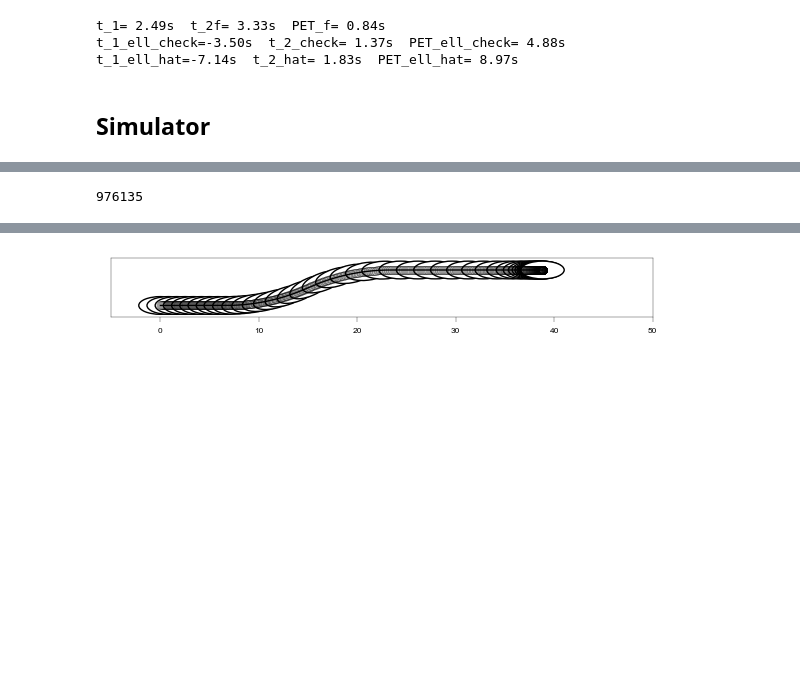
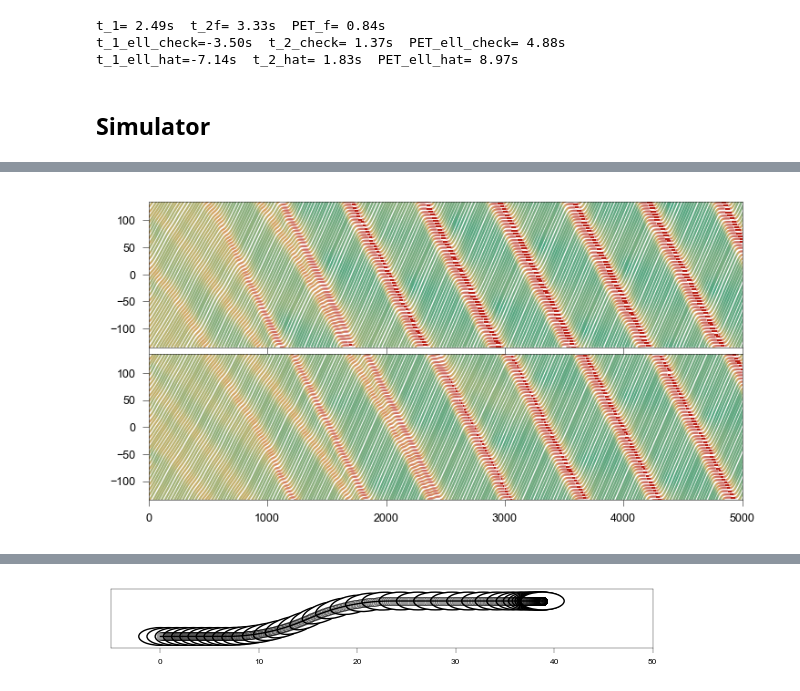
Before and after one commit to EPFL-ENAC/LUTS-pneuma-simulator, a Jupyter notebook: notebooks/simulator.ipynb, the cells around one changed output, grey strips where cells are left out. Drawn from its saved outputs; the diff is of its cells as text; code cells hidden in the pictures; blank space fills up the shorter version.

```diff
--- a/notebooks/simulator.ipynb
+++ b/notebooks/simulator.ipynb
@@ -1421,3 +1408,78 @@ plt.show()
+# %%
+%matplotlib inline
+fig, axes = plt.subplots(2, 1, sharex=True, figsize=(12 * cm, 6 * cm), dpi=150)
+setattr(fig.canvas, "header_visible", False)
+
+lanes = [1, -1]
+
+# --------- PARAMETERS ----------
+v_line = -0.044
+l_x0 = [0.05 * L, .9 * L]
+l_c = ['k', 'k']
+slopes = [0.0175, 0.0185]
+l_x1 = [0.1 * L, .3 * L]
+l_c1 = ['k', 'k']
+step = 10  # ← sample every Nth time point
+# ------------------------------
+
+for lane_idx, lane_sign in enumerate(lanes):
+    ax = axes[lane_idx]
+
+    for n in range(2 * n_cars):
+        l_pos = []
+        l_vel = []
+        prev = None
+
+        # ---- SAMPLE IN TIME (correct way) ----
+        for t in range(0, len(l_agents), step):
+            group = l_agents[t]
+
+            if group[n]["pos"][1] * lane_sign > 0:
+                x = group[n]["pos"][0]
+                z = group[n]["speed"]
+
+                if prev is not None and abs(x - prev) > 0.5 * L:
+                    l_pos.append(np.nan)
+                    l_vel.append(np.nan)
+
+                l_pos.append(x)
+                l_vel.append(z)
+                prev = x
+        # --------------------------------------
+
+        # ---------- COLORED LINE (respect NaNs) ----------
+        t_axis = np.arange(len(l_pos))
+        start = 0
+        for i in range(len(l_pos) + 1):
+            if i == len(l_pos) or np.isnan(l_pos[i]):
+                if i - start > 1:
+                    colored_line(
+                        t_axis[start:i],
+                        l_pos[start:i],
+                        l_vel[start:i],
+                        ax=ax,
+                        cmap=cmap,
+                        norm=norm,
+                        lw=1,
+                        zorder=2,
+                        clip_on=True,
+                    )
+                start = i + 1
+        # -------------------------------------------------
+
+    ax.set_xlim(0, len(l_agents)/step)
+    ax.set_xlim(0,5000)
+    ax.set_ylim(-L / 2, L / 2)
+
+plt.tight_layout(pad=0)
+plt.savefig("./output/sketches/testcolor.pdf",
+format="pdf",
+transparent=True,
+bbox_inches="tight",
+pad_inches=0.1,)
+plt.show()
+# %% [output]
+[figure, added]
 # %%
 speeds = []
 gaps = []
@@ -1435,5 +1489,0 @@ l_ttc = array(l_ttc)
-# %%
-ttc_data = array(l_ttc).astype(float)
-len(ttc_data)
-# %% [output]
-976135
```
Also changed, not shown: parts of 17 cells of this notebook, 1 other file.
